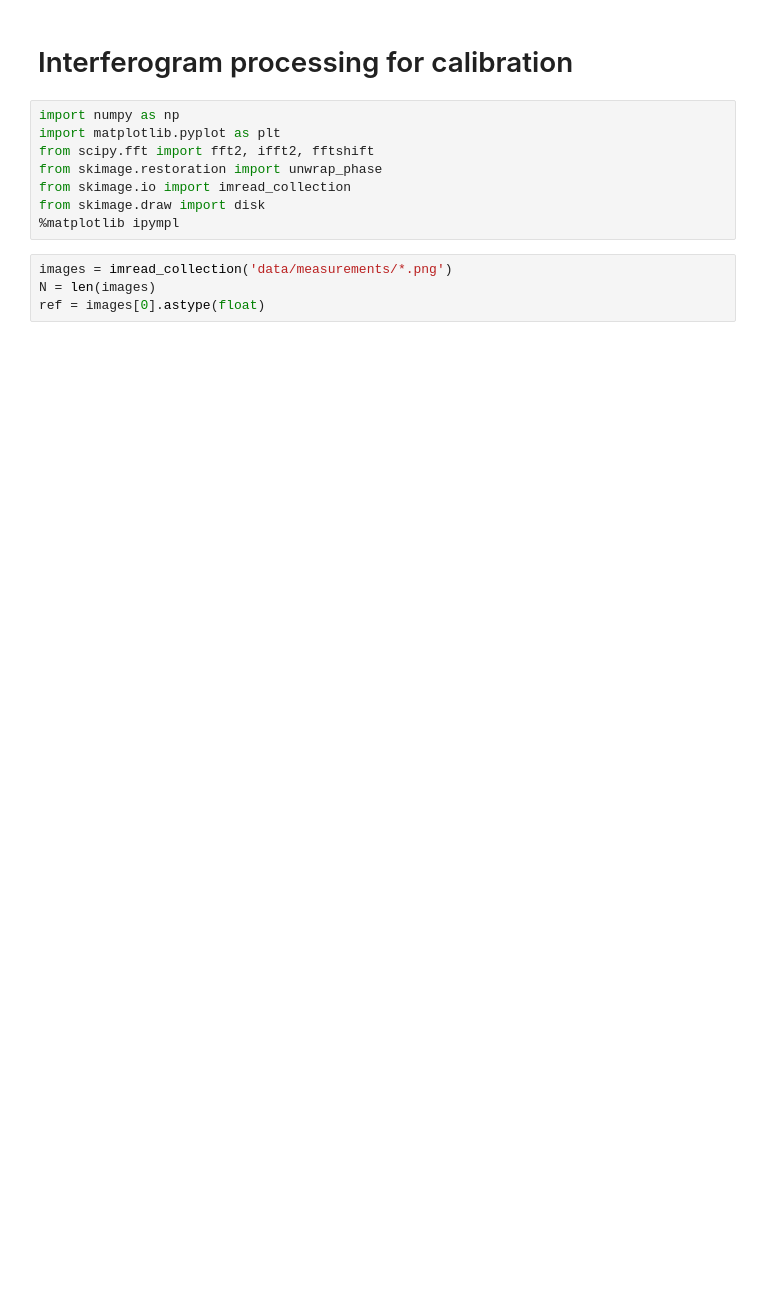
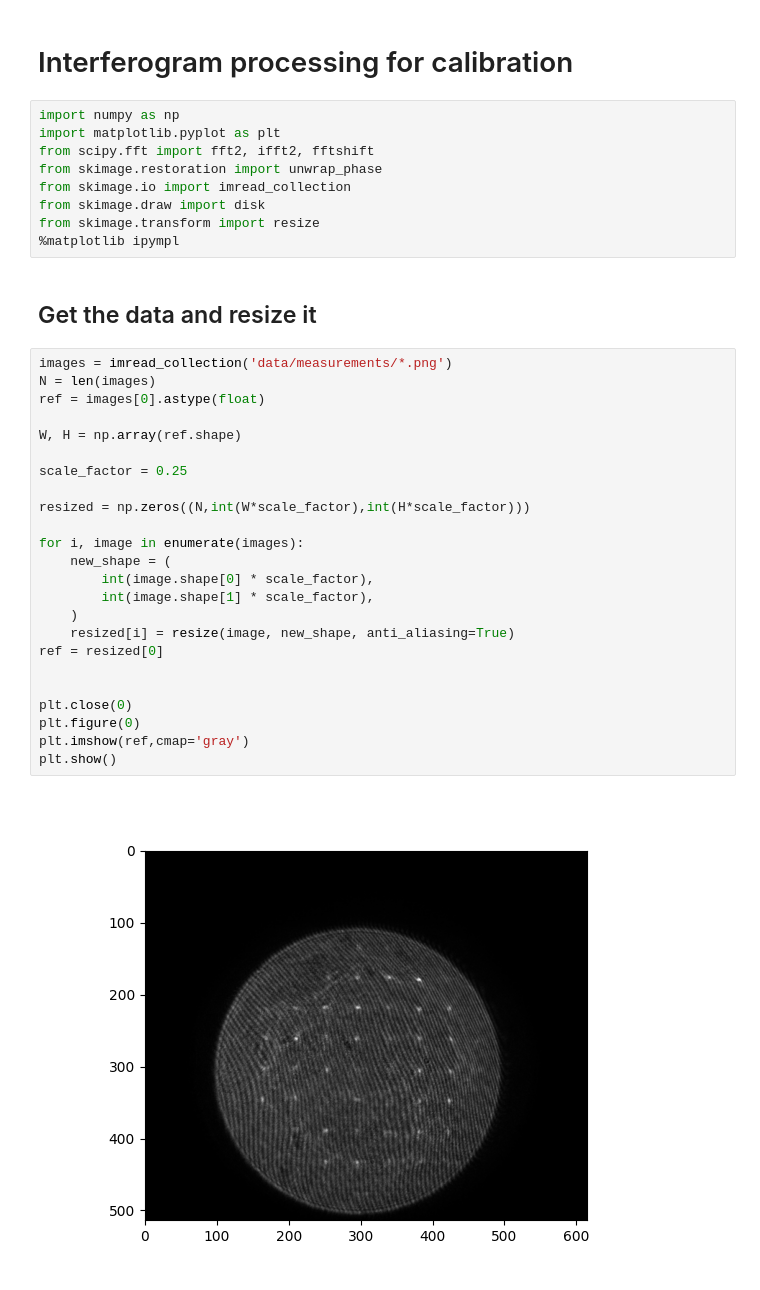
Before and after one commit to HumbertDominique/SLM_display, a Jupyter notebook: calibration/processing.ipynb, the cells around one changed output. Drawn from its saved outputs; the diff is of its cells as text; blank space fills up the shorter version.

```diff
--- a/calibration/processing.ipynb
+++ b/calibration/processing.ipynb
@@ -7,8 +7,33 @@ from scipy.fft import fft2, ifft2, fftshift
 from skimage.restoration import unwrap_phase
 from skimage.io import imread_collection
 from skimage.draw import disk
+from skimage.transform import resize
 %matplotlib ipympl
+# %% [markdown]
+## Get the data and resize it
 # %%
 images = imread_collection('data/measurements/*.png')
 N = len(images)
 ref = images[0].astype(float)
+
+W, H = np.array(ref.shape)
+
+scale_factor = 0.25
+
+resized = np.zeros((N,int(W*scale_factor),int(H*scale_factor)))
+
+for i, image in enumerate(images):
+    new_shape = (
+        int(image.shape[0] * scale_factor),
+        int(image.shape[1] * scale_factor),
+    )
+    resized[i] = resize(image, new_shape, anti_aliasing=True)
+ref = resized[0]
+
+
+plt.close(0)
+plt.figure(0)
+plt.imshow(ref,cmap='gray')
+plt.show()
+# %% [output]
+[figure, added]
```
Also changed, not shown: parts of 9 cells of this notebook, 2 other files.
